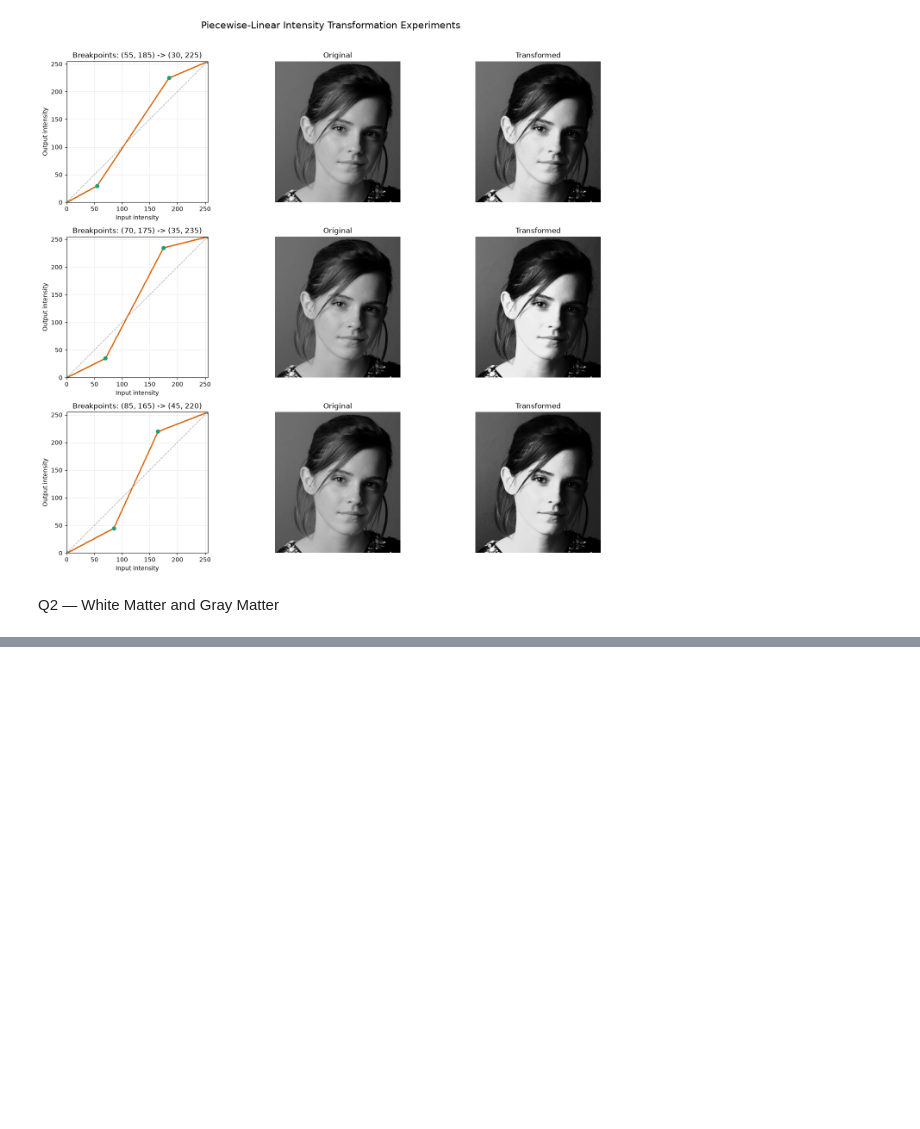
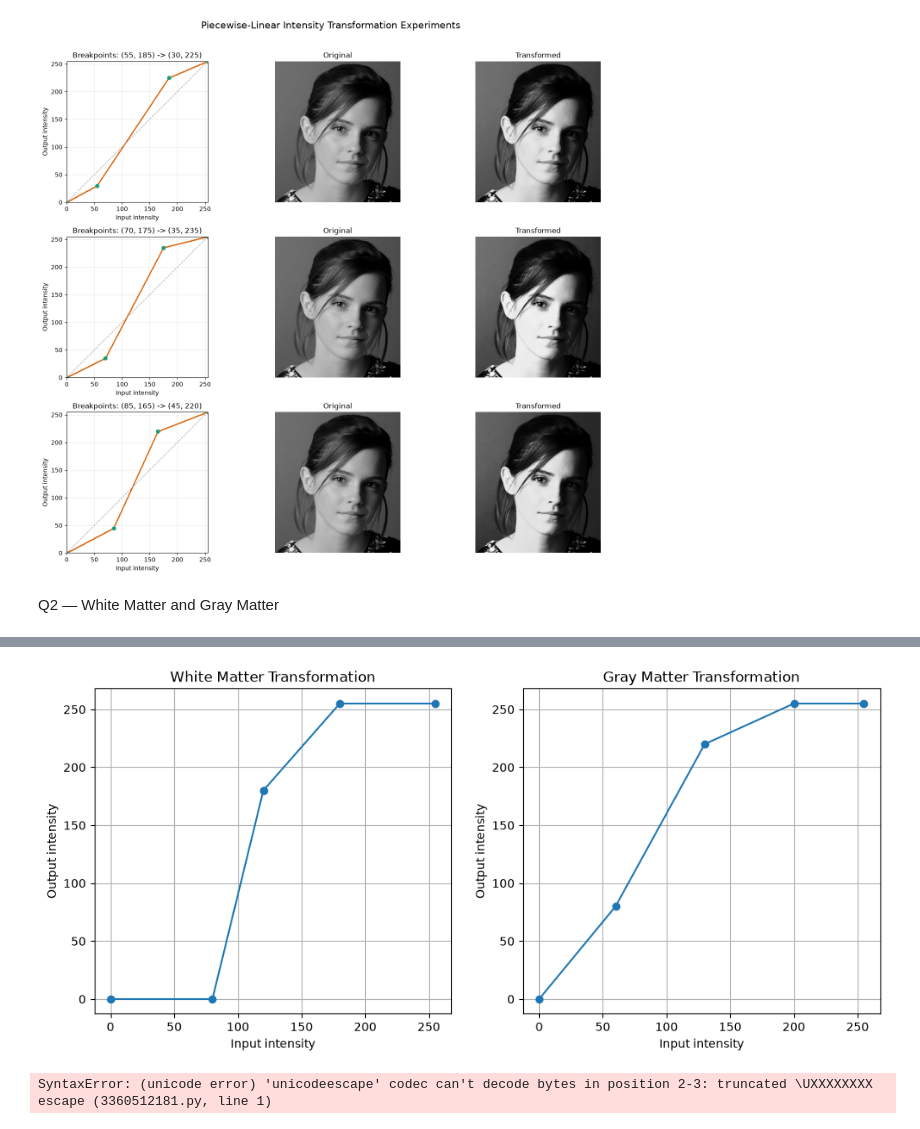
Before and after one commit to gunasekaraks/-Intensity-Transformations-and-Neighborhood-Filtering, a Jupyter notebook: Untitled-1.ipynb, the cells around one changed output, grey strips where cells are left out. Drawn from its saved outputs; the diff is of its cells as text; code cells hidden in the pictures; blank space fills up the shorter version.

```diff
--- a/Untitled-1.ipynb
+++ b/Untitled-1.ipynb
@@ -224,0 +224,48 @@ NameError: name 'gray_matter' is not defined
+# %%
+plt.figure(figsize=(12, 5))
+
+plt.subplot(1, 2, 1)
+bp = np.array(white_breakpoints)
+plt.plot(bp[:, 0], bp[:, 1], marker='o')
+plt.title("White Matter Transformation")
+plt.xlabel("Input intensity")
+plt.ylabel("Output intensity")
+plt.grid()
+
+plt.subplot(1, 2, 2)
+bp = np.array(gray_breakpoints)
+plt.plot(bp[:, 0], bp[:, 1], marker='o')
+plt.title("Gray Matter Transformation")
+plt.xlabel("Input intensity")
+plt.ylabel("Output intensity")
+plt.grid()
+
+plt.show()
+# %% [output]
+[figure, added]
+# %%
+img = cv2.imread("images/WhatsApp Image 2026-09-09 at 20.02.44 (1).jpeg")
+
+
+
+if img is None:
+
+    raise FileNotFoundError("Could not find images/WhatsApp Image 2026-09-09 at 20.02.44 (1).jpeg")
+
+
+
+img_rgb = cv2.cvtColor(img, cv2.COLOR_BGR2RGB)
+
+
+
+lab = cv2.cvtColor(img, cv2.COLOR_BGR2LAB)
+
+
+
+L, A, B = cv2.split(lab)
+
+
+
+print("L range:", L.min(), L.max())
+# %% [output]
+SyntaxError: (unicode error) 'unicodeescape' codec can't decode bytes in position 2-3: truncated \UXXXXXXXX escape (3360512181.py, line 1)
```
Also changed, not shown: parts of 1 cell of this notebook.
